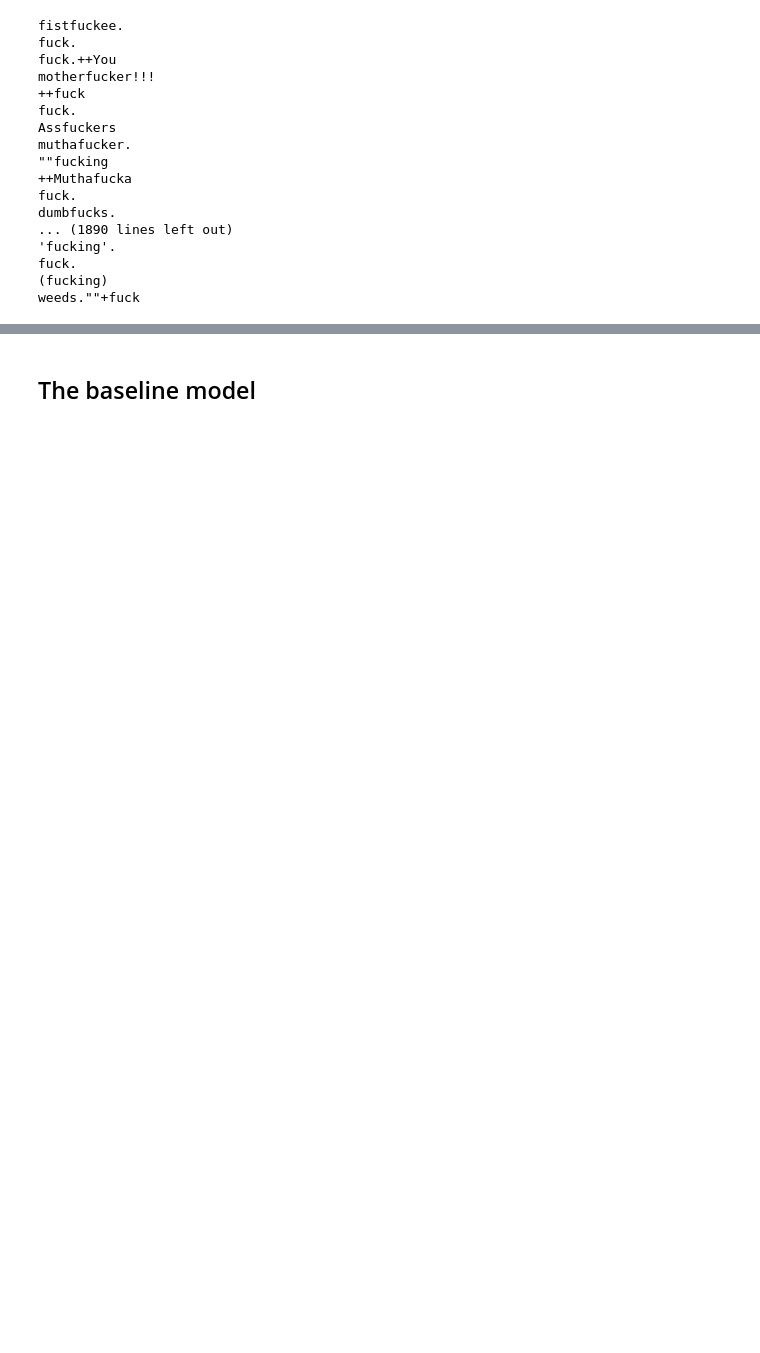
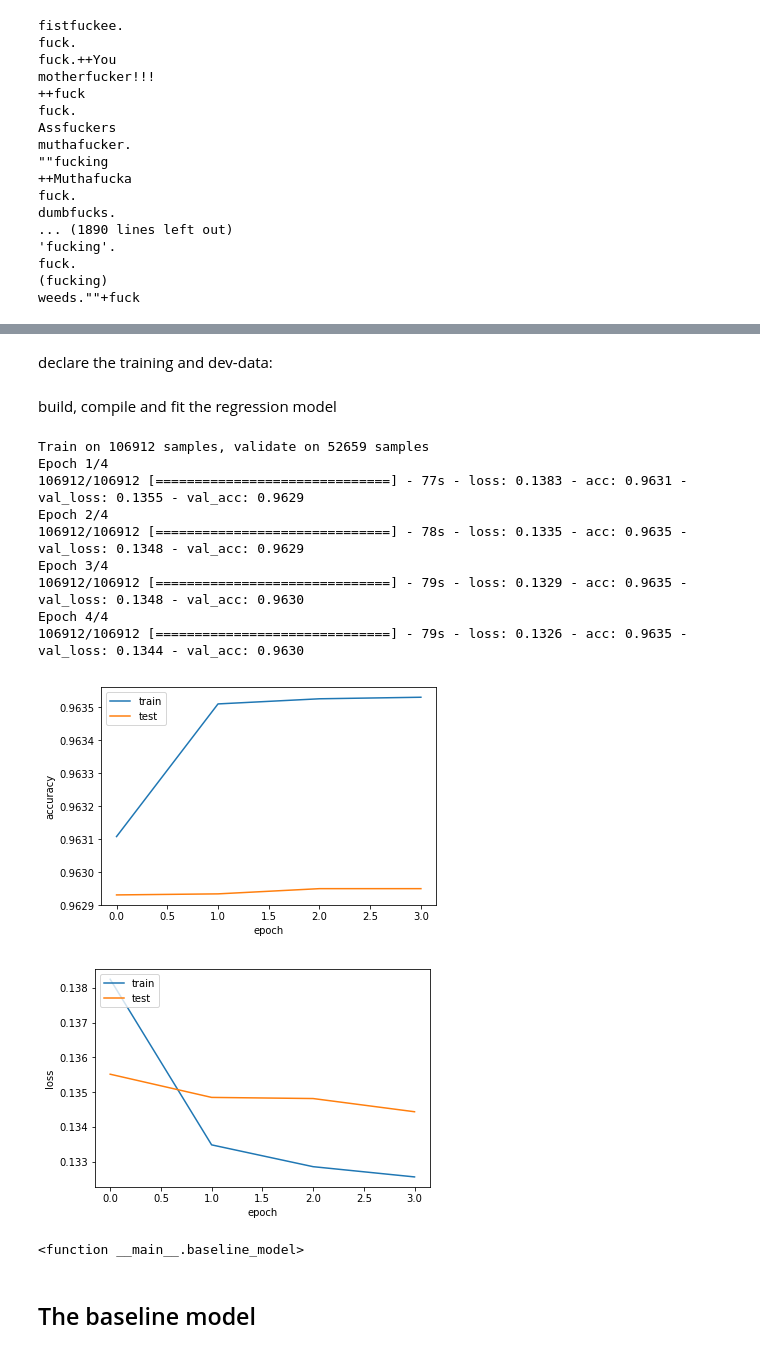
Before and after one commit to mazhurin/toxic, a Jupyter notebook: ToxicComments.ipynb, the cells around one changed output, grey strips where cells are left out. Saved outputs shown, nothing was run; the diff lists cells and outputs as text; code cells hidden in the pictures; blank space fills up the shorter version.

Commit message:
add learning_curves

```diff
--- a/ToxicComments.ipynb
+++ b/ToxicComments.ipynb
@@ -130,0 +258,9 @@ weeds.""+fuck
+# %%
+"""
+compile a Keras model and fit it according to a certain optimizer, loss, epochs and batch size
+"""
+
+def comp_fit(model,optim,loss,epochs,bs):
+    model.compile(optimizer=optim, loss=loss, metrics=['accuracy'])
+    history=model.fit(X_train, Y_train, validation_data=(X_dev, Y_dev), epochs=epochs, batch_size=bs,  verbose=1)
+    return history
@@ -130,0 +273,7 @@ weeds.""+fuck
+# %%
+optim = 'adam'
+loss = 'binary_crossentropy'
+epochs = 4
+bs = 4
+# %% [markdown]
+declare the training and dev-data:
@@ -131,3 +285,28 @@ weeds.""+fuck
+# %% [markdown]
+build, compile and fit the regression model
+# %%
+def baseline_model(num_dim=25, num_labels=6):
+    # create model
+    model = Sequential()
+    model.add(Dense(num_labels, input_shape=(num_dim,), kernel_initializer='normal', activation='sigmoid'))
+    history = comp_fit(model,optim,loss,epochs,bs)
+    learning_curves(history)
+    return baseline_model
+# %%
+baseline_model()
+# %% [output]
+Train on 106912 samples, validate on 52659 samples
+Epoch 1/4
+106912/106912 [==============================] - 77s - loss: 0.1383 - acc: 0.9631 - val_loss: 0.1355 - val_acc: 0.9629
+Epoch 2/4
+106912/106912 [==============================] - 78s - loss: 0.1335 - acc: 0.9635 - val_loss: 0.1348 - val_acc: 0.9629
+Epoch 3/4
+106912/106912 [==============================] - 79s - loss: 0.1329 - acc: 0.9635 - val_loss: 0.1348 - val_acc: 0.9630
+Epoch 4/4
+106912/106912 [==============================] - 79s - loss: 0.1326 - acc: 0.9635 - val_loss: 0.1344 - val_acc: 0.9630
+[figure, added]
+[figure, added]
+<function __main__.baseline_model>
 # %% [markdown]
 ## The baseline model
 # %%
```
Also changed, not shown: parts of 37 cells of this notebook.
